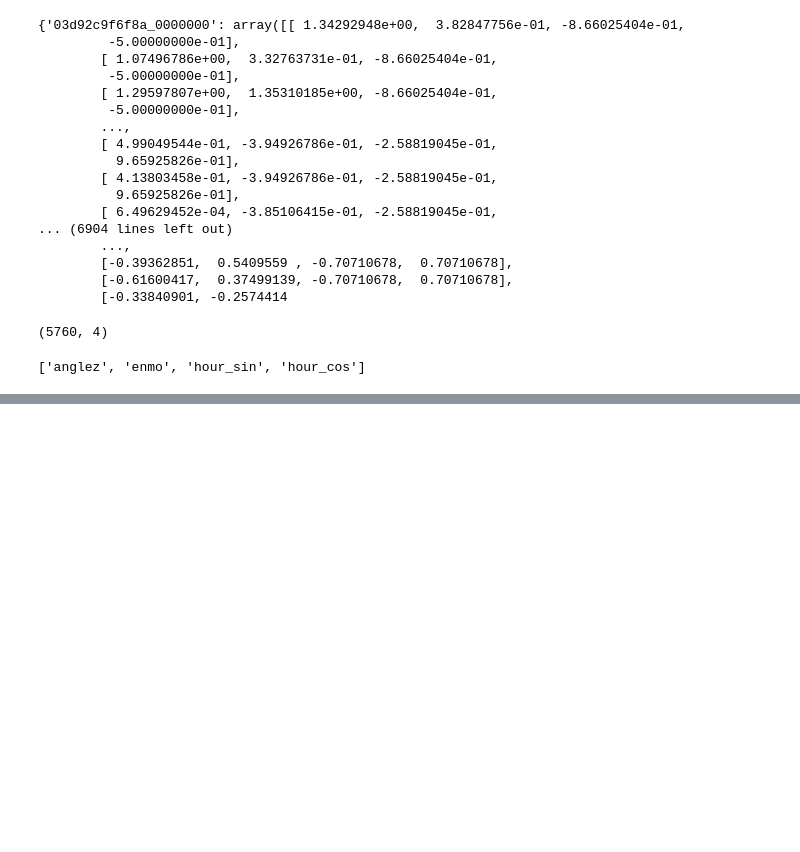
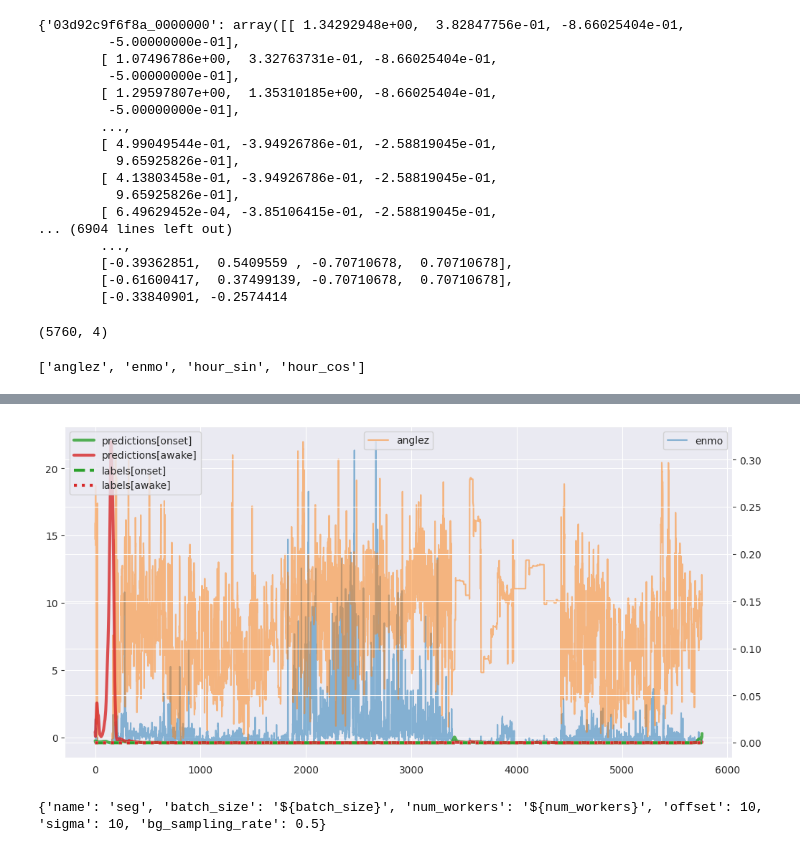
Before and after one commit to RikiTikkiTavi/kaggle-detect_sleep_states, a Jupyter notebook: notebooks/2-predictions-research.ipynb, the cells around one changed output, grey strips where cells are left out. Cells and saved outputs as stored; diff of their text form; code cells hidden in the pictures; blank space fills up the shorter version.

```diff
--- a/notebooks/2-predictions-research.ipynb
+++ b/notebooks/2-predictions-research.ipynb
@@ -109,0 +169,11 @@ for ax, key_i in zip(axs, np.random.choice(len(keys), size=sample_size, replace=
+# %%
+import detect_sleep_states.plot.plot_predictions
+
+detect_sleep_states.plot.plot_predictions.plot_predictions_chunk(
+    predictions=predictions[0],
+    features=features[keys[0]],
+    labels=labels[0],
+    cfg=cfg
+)
+# %% [output]
+[figure, added]
@@ -109,0 +182,4 @@ for ax, key_i in zip(axs, np.random.choice(len(keys), size=sample_size, replace=
+# %%
+cfg.dataset
+# %% [output]
+{'name': 'seg', 'batch_size': '${batch_size}', 'num_workers': '${num_workers}', 'offset': 10, 'sigma': 10, 'bg_sampling_rate': 0.5}
```
Also changed, not shown: parts of 6 cells of this notebook, 13 other files.
